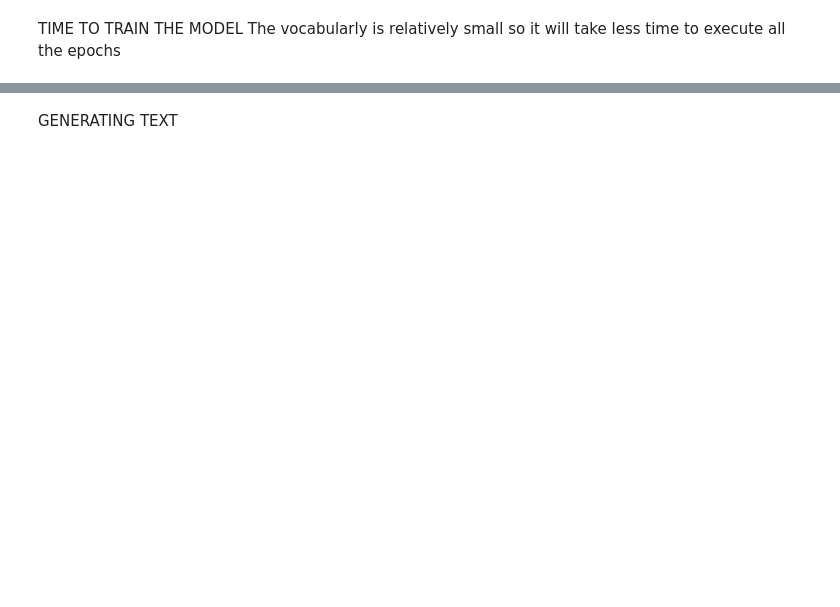
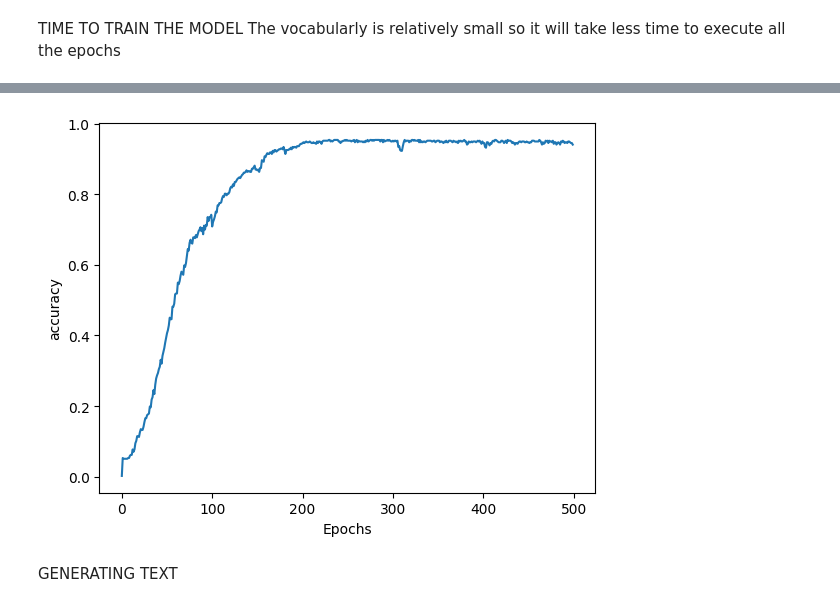
Before and after one commit to EvansKunchu/NLP-Learning-Path, a Jupyter notebook: Generating_Text_with_NN.ipynb, the cells around one changed output, grey strips where cells are left out. Saved outputs shown, nothing was run; the diff lists cells and outputs as text; code cells hidden in the pictures; blank space fills up the shorter version.

```diff
--- a/Generating_Text_with_NN.ipynb
+++ b/Generating_Text_with_NN.ipynb
@@ -155,7 +155,7 @@ BUILDINF THE MODEL
 # Build the model
 model = Sequential([
           Embedding(total_words, 64, input_length=max_sequence_len-1),
-
+          Bidirectional(LSTM(20)),
           Dense(total_words, activation='softmax')
 ])
 
@@ -193,10 +208,13 @@ ValueError: in user code:
 # %%
 import matplotlib.pyplot as plt
 
-#plot utility
+# Plot utility
 def plot_graphs(history, string):
-  plt.plot(history.history)[string]
-  plt.xlabel(string)
-  plt.show(# Visualize the accuracy
+  plt.plot(history.history[string])
+  plt.xlabel("Epochs")
+  plt.ylabel(string)
+  plt.show()
+
+# Visualize the accuracy
 plot_graphs(history, 'accuracy')
 # %% [output]
@@ -204,3 +221,4 @@ SyntaxError: incomplete input (<ipython-input-45-fa8fc968625a>, line 9)
+[figure, added]
 # %% [markdown]
 GENERATING TEXT
 # %%
```
Also changed, not shown: parts of 6 cells of this notebook.
